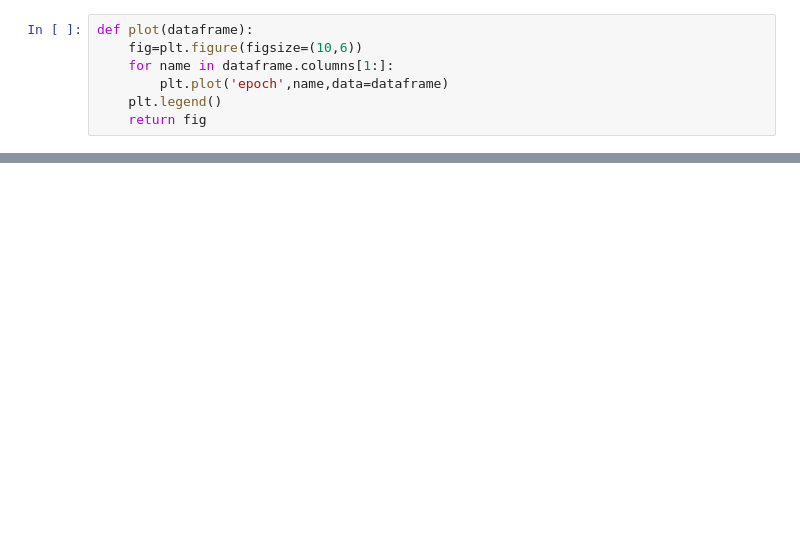
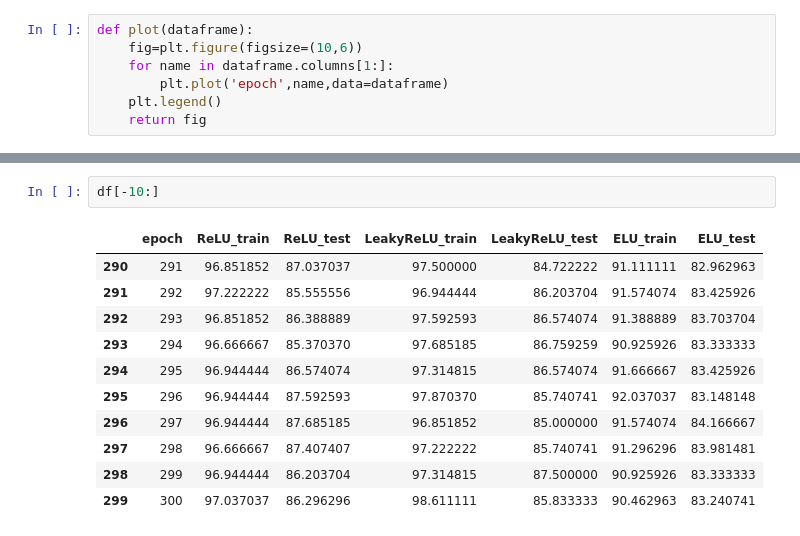
Before and after one commit to chiha8888/NCTU_DLP, a Jupyter notebook: lab2/EEGNet.ipynb, the cells around one changed output, grey strips where cells are left out. Saved outputs shown, nothing was run; the diff lists cells and outputs as text; blank space fills up the shorter version.

```diff
--- a/lab2/EEGNet.ipynb
+++ b/lab2/EEGNet.ipynb
@@ -212,3 +213,17 @@ def plot(dataframe):
+# %%
+df[-10:]
+# %% [output]
+|  | epoch | ReLU_train | ReLU_test | LeakyReLU_train | LeakyReLU_test | ELU_train | ELU_test |
+| 290 | 291 | 96.851852 | 87.037037 | 97.500000 | 84.722222 | 91.111111 | 82.962963 |
+| 291 | 292 | 97.222222 | 85.555556 | 96.944444 | 86.203704 | 91.574074 | 83.425926 |
+| 292 | 293 | 96.851852 | 86.388889 | 97.592593 | 86.574074 | 91.388889 | 83.703704 |
+| 293 | 294 | 96.666667 | 85.370370 | 97.685185 | 86.759259 | 90.925926 | 83.333333 |
+| 294 | 295 | 96.944444 | 86.574074 | 97.314815 | 86.574074 | 91.666667 | 83.425926 |
+| 295 | 296 | 96.944444 | 87.592593 | 97.870370 | 85.740741 | 92.037037 | 83.148148 |
+| 296 | 297 | 96.944444 | 87.685185 | 96.851852 | 85.000000 | 91.574074 | 84.166667 |
+| 297 | 298 | 96.666667 | 87.407407 | 97.222222 | 85.740741 | 91.296296 | 83.981481 |
+| 298 | 299 | 96.944444 | 86.203704 | 97.314815 | 87.500000 | 90.925926 | 83.333333 |
+| 299 | 300 | 97.037037 | 86.296296 | 98.611111 | 85.833333 | 90.462963 | 83.240741 |
 # %%
 figure=plot(df)
 figure.savefig('eeg result.png')
```
Also changed, not shown: parts of 14 cells of this notebook, 22 other files.
